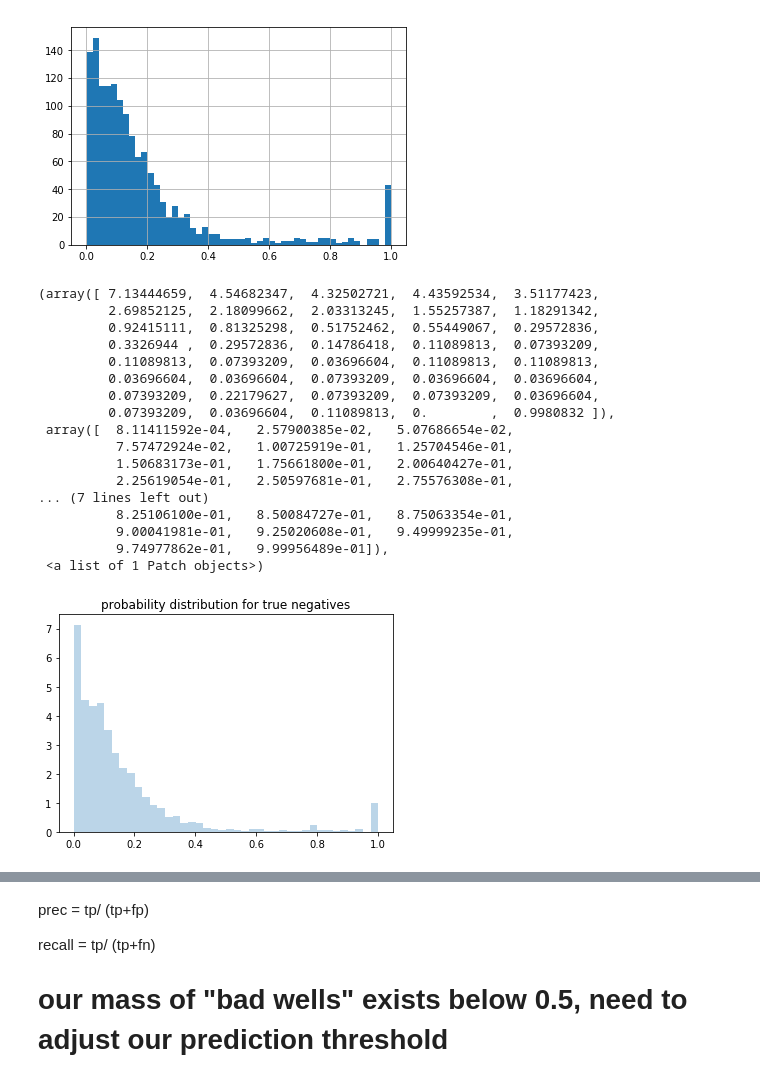
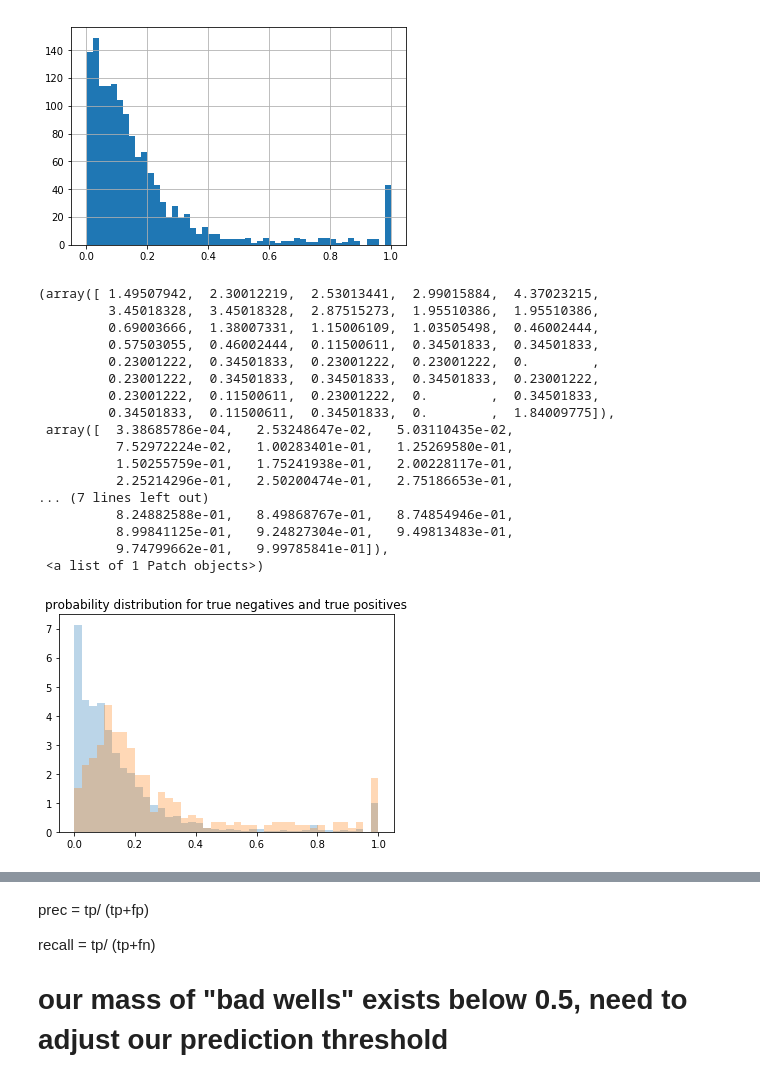
Before and after one commit to dan-watson-ucb/Capstone_Water_Access, a Jupyter notebook: SierraLeone Holdout Test/Sierra Leone Out of Sample Test.ipynb, the cells around one changed output, grey strips where cells are left out. Drawn from its saved outputs; the diff is of its cells as text; code cells hidden in the pictures.

```diff
--- a/SierraLeone Holdout Test/Sierra Leone Out of Sample Test.ipynb
+++ b/SierraLeone Holdout Test/Sierra Leone Out of Sample Test.ipynb
@@ -580,35 +583,36 @@ plot_results = actual_value_second_measure.join(predicted_probs_first_measure)
 # %%
 #look at both probabiility distributions for each class
 
 x1 = plot_results[plot_results.status_binary==0].cv_probabilities
 x2 = plot_results[plot_results.status_binary==1].cv_probabilities
 
 
 kwargs = dict(histtype='stepfilled', alpha=0.3, normed=True, bins=40)
 
-plt.title('probability distribution for true negatives')
+plt.title('probability distribution for true negatives and true positives')
 plt.hist(x1, **kwargs)
+plt.hist(x2, **kwargs)
 
 #plt.hist(x3, **kwargs);
 # %% [output]
-(array([ 7.13444659,  4.54682347,  4.32502721,  4.43592534,  3.51177423,
-         2.69852125,  2.18099662,  2.03313245,  1.55257387,  1.18291342,
-         0.92415111,  0.81325298,  0.51752462,  0.55449067,  0.29572836,
-         0.3326944 ,  0.29572836,  0.14786418,  0.11089813,  0.07393209,
-         0.11089813,  0.07393209,  0.03696604,  0.11089813,  0.11089813,
-         0.03696604,  0.03696604,  0.07393209,  0.03696604,  0.03696604,
-         0.07393209,  0.22179627,  0.07393209,  0.07393209,  0.03696604,
-         0.07393209,  0.03696604,  0.11089813,  0.        ,  0.9980832 ]),
- array([  8.11411592e-04,   2.57900385e-02,   5.07686654e-02,
-          7.57472924e-02,   1.00725919e-01,   1.25704546e-01,
-          1.50683173e-01,   1.75661800e-01,   2.00640427e-01,
-          2.25619054e-01,   2.50597681e-01,   2.75576308e-01,
+(array([ 1.49507942,  2.30012219,  2.53013441,  2.99015884,  4.37023215,
+         3.45018328,  3.45018328,  2.87515273,  1.95510386,  1.95510386,
+         0.69003666,  1.38007331,  1.15006109,  1.03505498,  0.46002444,
+         0.57503055,  0.46002444,  0.11500611,  0.34501833,  0.34501833,
+         0.23001222,  0.34501833,  0.23001222,  0.23001222,  0.        ,
+         0.23001222,  0.34501833,  0.34501833,  0.34501833,  0.23001222,
+         0.23001222,  0.11500611,  0.23001222,  0.        ,  0.34501833,
+         0.34501833,  0.11500611,  0.34501833,  0.        ,  1.84009775]),
+ array([  3.38685786e-04,   2.53248647e-02,   5.03110435e-02,
+          7.52972224e-02,   1.00283401e-01,   1.25269580e-01,
+          1.50255759e-01,   1.75241938e-01,   2.00228117e-01,
+          2.25214296e-01,   2.50200474e-01,   2.75186653e-01,
 ... (7 lines left out)
-          8.25106100e-01,   8.50084727e-01,   8.75063354e-01,
-          9.00041981e-01,   9.25020608e-01,   9.49999235e-01,
-          9.74977862e-01,   9.99956489e-01]),
+          8.24882588e-01,   8.49868767e-01,   8.74854946e-01,
+          8.99841125e-01,   9.24827304e-01,   9.49813483e-01,
+          9.74799662e-01,   9.99785841e-01]),
  <a list of 1 Patch objects>)
-[figure, old version]
+[figure, new version]
 # %%
 plt.title('probability distribution for true positives')
 plt.hist(x2, **kwargs)
```
Also changed, not shown: parts of 36 cells of this notebook.
